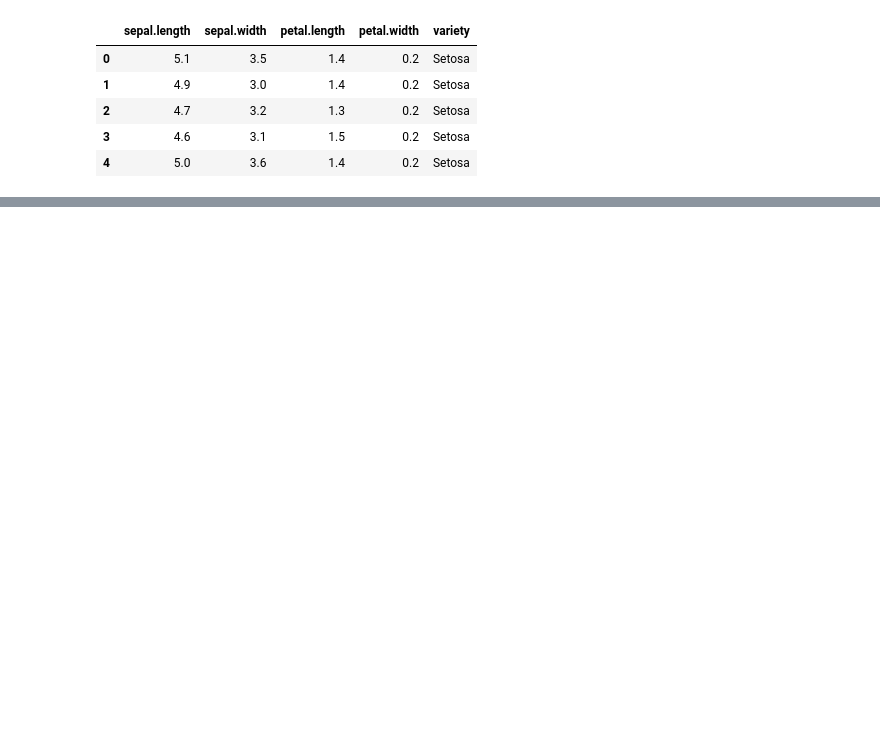
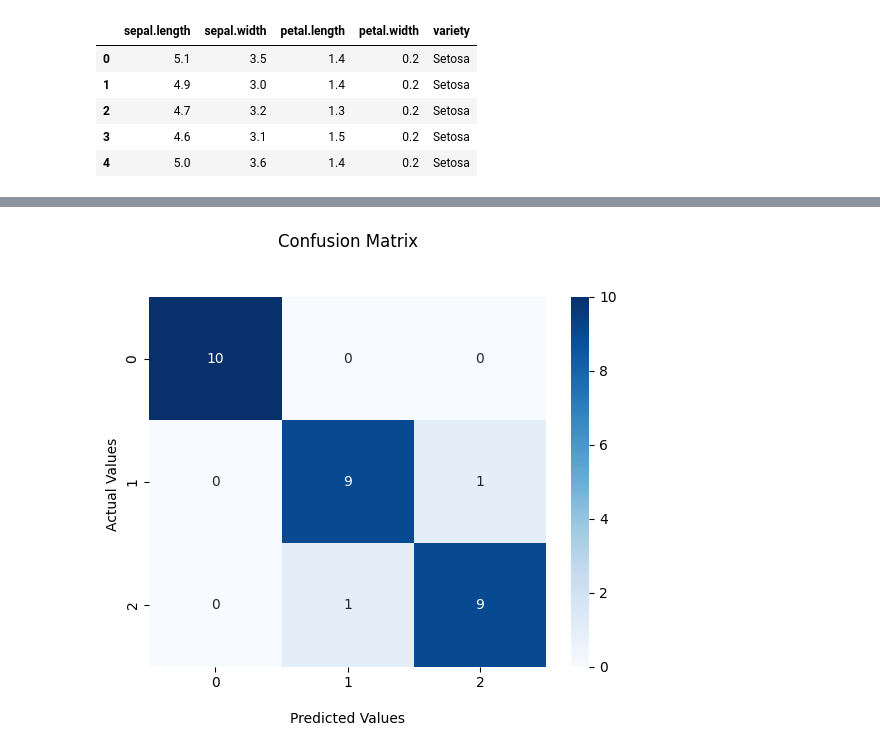
Before and after one commit to Gosia118/model_klasyfikacji, a Jupyter notebook: model_klasyfikacji.ipynb, the cells around one changed output, grey strips where cells are left out. Saved outputs shown, nothing was run; the diff lists cells and outputs as text; code cells hidden in the pictures; blank space fills up the shorter version.

```diff
--- a/model_klasyfikacji.ipynb
+++ b/model_klasyfikacji.ipynb
@@ -21,11 +27,12 @@ data_iris.head()
 # %%
 X = data_iris.drop(['variety'], axis=1).copy()
 y_name = data_iris['variety'].copy()
+# %%
+X_train, X_test, y_train_raw, y_test_raw = train_test_split(X, y_name, test_size=0.2, random_state=42, stratify=y_name)
 # %%
 label_encoder = LabelEncoder()
-y = label_encoder.fit_transform(y_name)
+y_train = label_encoder.fit_transform(y_train_raw)
+y_test = label_encoder.transform(y_test_raw)
-# %%
-X_train, X_test, y_train, y_test = train_test_split(X, y, test_size=0.2, random_state=42, stratify=y)
 # %%
 scaler = StandardScaler()
 X_train = scaler.fit_transform(X_train)
@@ -77 +84,8 @@ Test Loss: 0.1471
 Test Accuracy: 0.9333
+# %%
+# Classification Report
+
+y_pred_probs = model.predict(X_test)
+y_pred = np.argmax(y_pred_probs, axis=1)
+
+print(classification_report(y_test, y_pred))
@@ -77,0 +104,12 @@ Test Accuracy: 0.9333
+# %%
+# Confusion Matrix
+
+plt.figure()
+cm = confusion_matrix(y_test, y_pred)
+ax = sns.heatmap(cm, annot=True, cmap='Blues', fmt='.0f')
+ax.set_title('Confusion Matrix\n\n')
+ax.set_xlabel('\nPredicted Values')
+ax.set_ylabel('Actual Values ')
+plt.show()
+# %% [output]
+[figure, added]
```
Also changed, not shown: parts of 4 cells of this notebook.
